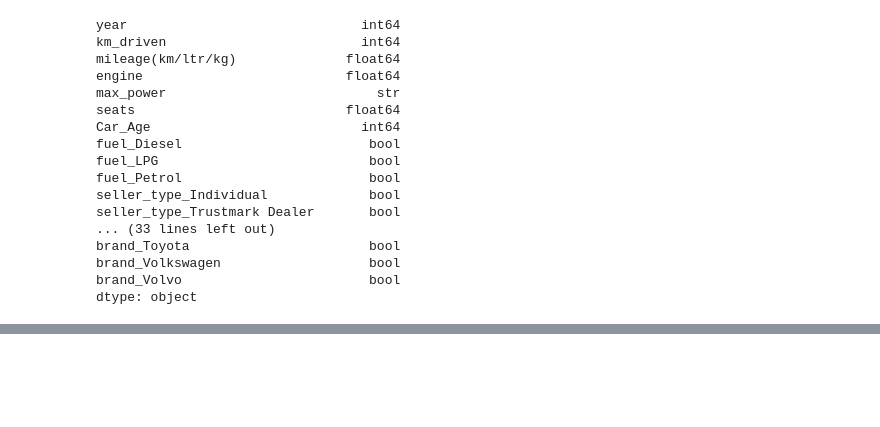
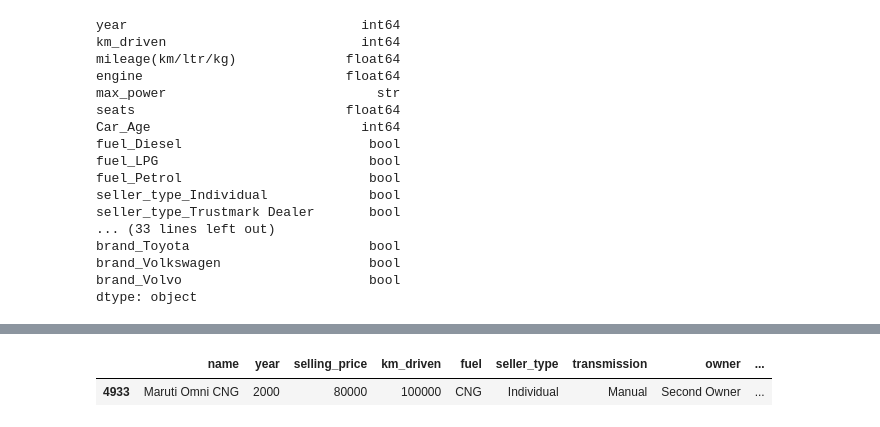
Before and after one commit to SrajanSK/OIBSIP, a Jupyter notebook: SrajanShukla_Task3/SrajanShukla_Task3.ipynb, the cells around one changed output, grey strips where cells are left out. Cells and saved outputs as stored; diff of their text form; code cells hidden in the pictures; blank space fills up the shorter version.

```diff
--- a/SrajanShukla_Task3/SrajanShukla_Task3.ipynb
+++ b/SrajanShukla_Task3/SrajanShukla_Task3.ipynb
@@ -266,0 +285,5 @@ dtype: object
+# %%
+car[car["max_power"].str.strip() == ""]
+# %% [output]
+|  | name | year | selling_price | km_driven | fuel | seller_type | transmission | owner | ... |
+| 4933 | Maruti Omni CNG | 2000 | 80000 | 100000 | CNG | Individual | Manual | Second Owner | ... |
```
Also changed, not shown: parts of 23 cells of this notebook.
